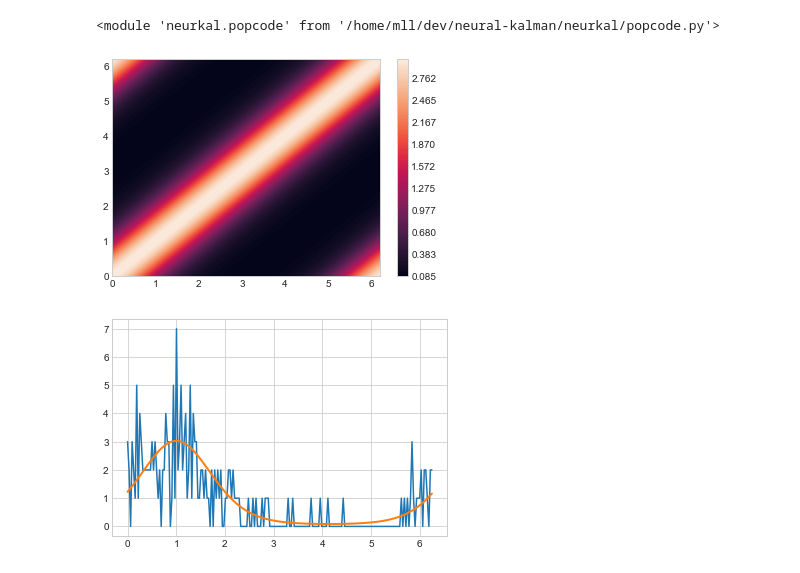
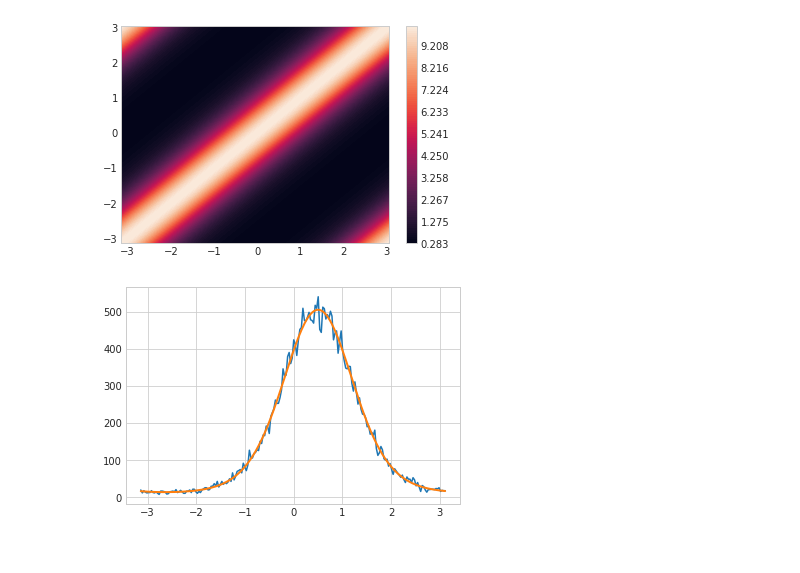
Before and after one commit to mlprt/neurkal, a Jupyter notebook: exploration.ipynb, the cells around one changed output. Cells and saved outputs as stored; diff of their text form; code cells hidden in the pictures.

```diff
--- a/exploration.ipynb
+++ b/exploration.ipynb
@@ -11,4 +11,0 @@ sns.set_style("whitegrid")
-# %%
-reload(popcode)
-# %% [output]
-<module 'neurkal.popcode' from '/home/mll/dev/neural-kalman/neurkal/popcode.py'>
@@ -15,23 +15,23 @@ reload(popcode)
 # %%
-def sensory_act(x, x_i):
-    return 3 * (np.exp(2 * (np.cos(x - x_i) - 1)) + 0.01)
+def input_act(x, x_i):
+    return 10 * (np.exp(2 * (np.cos(x - x_i) - 1)) + 0.01)
 # %%
 # visualize activation function for sensory input layer
-act = np.vectorize(sensory_act)
-x = np.arange(0, 2 * np.pi, 0.1)
+act = np.vectorize(input_act)
+x = np.arange(-np.pi, np.pi, 0.1)
 z = act(*np.meshgrid(x, x))
 levels = np.linspace(np.min(z), np.max(z), 100)
 act_cf = plt.contourf(x, x, z, levels=levels)
 plt.colorbar(act_cf)
 plt.show()
 # %% [output]
-[figure, old version]
+[figure, new version]
 # %%
 # sensory input layer example activation
-sensory_code = popcode.PopCode(shape=200, act_func=sensory_act, dist=np.random.poisson)
-activity = sensory_code(2*np.pi + 1)
+sensory_code = neurkal.PopCode(shape=200, act_func=input_act, dist=np.random.poisson)
+activity = sensory_code(0.5)
 plt.plot(sensory_code.prefs[0], activity)
 plt.plot(sensory_code.prefs[0], sensory_code.mean_activity, lw=2)
 plt.show()
 # %% [output]
-[figure, old version]
+[figure, new version]
```
Also changed, not shown: parts of 7 cells of this notebook, 2 other files.
